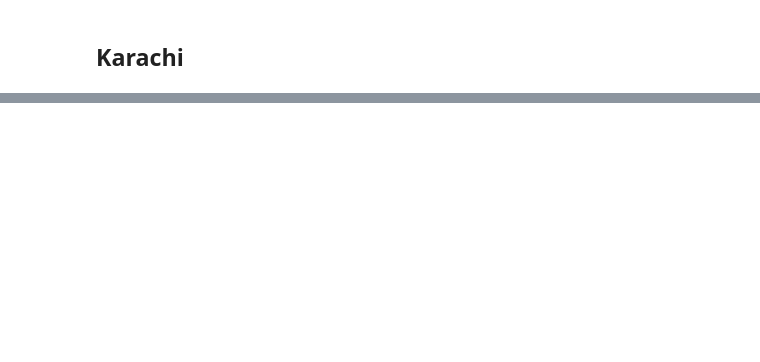
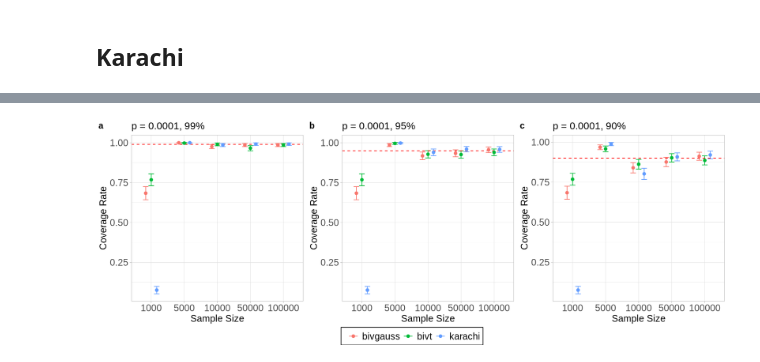
Before and after one commit to jbbutler/isolines_uq, a Jupyter notebook: notebooks/coverage_results_notebooks/empirical_coverage_results.ipynb, the cells around one changed output, grey strips where cells are left out. Saved outputs shown, nothing was run; the diff lists cells and outputs as text; code cells hidden in the pictures; blank space fills up the shorter version.

```diff
--- a/notebooks/coverage_results_notebooks/empirical_coverage_results.ipynb
+++ b/notebooks/coverage_results_notebooks/empirical_coverage_results.ipynb
@@ -106,0 +130,37 @@ plot_grid(plt1, plt2, plt3, ncol = 3, nrow = 1, labels = c("A", "B", "C"))
+# %%
+plt_bad <- function(a, res, distn) {
+    plt <- ggplot(res %>% filter(alpha==a, p==0.0001), aes(color=as.factor(dist))) +
+        geom_errorbar(aes(x = as.factor(n), ymin=covrate-uncertainty,
+                      ymax=covrate+uncertainty, color=as.factor(dist)), width=.5,
+                    position=position_dodge(width=0.5)) +
+        geom_hline(yintercept = 1-a, color='red', linetype='dashed') +
+        xlab('Sample Size') + ylab('Coverage Rate') +
+        geom_point(aes(x=as.factor(n), y=covrate), position=position_dodge(width=0.5), size=2) + theme_light() +
+        ggtitle(paste0('p = 0.0001, ', (1-a)*100, '%')) +
+        guides(color=guide_legend(title='')) +
+        theme(legend.title=element_text(size=LEGEND_FONTSIZE),
+              legend.background=element_rect(color = "black", linewidth = 0.5, linetype = "solid"),
+              legend.position=c(0.8,0.2),
+              axis.text.x=element_text(size=AXIS_FONTSIZE),
+              axis.text.y=element_text(size=AXIS_FONTSIZE),
+              axis.title.x=element_text(size=AX_TITLE_FONTSIZE),
+              axis.title.y=element_text(size=AX_TITLE_FONTSIZE),
+              plot.title = element_text(size=TITLE_FONTSIZE),
+              legend.text=element_text(size=LEGEND_FONTSIZE))
+
+    return(plt)
+}
+# %%
+plt1 <- plt_bad(0.01, bad_res)
+plt2 <- plt_bad(0.05, bad_res)
+plt3 <- plt_bad(0.1, bad_res)
+
+plt <- ggarrange(plt1, plt2, plt3,
+                 ncol = 3, nrow = 1,
+                 labels = c("a", "b", "c"),
+                 common.legend = TRUE,
+                 legend = "bottom")
+plt
+ggsave('bad_empirical.png', plot=plt, path=save_path, height=DISPLAY_HEIGHT, width=DISPLAY_WIDTH, dpi=300)
+# %% [output]
+[figure, added]
```
Also changed, not shown: parts of 9 cells of this notebook.
